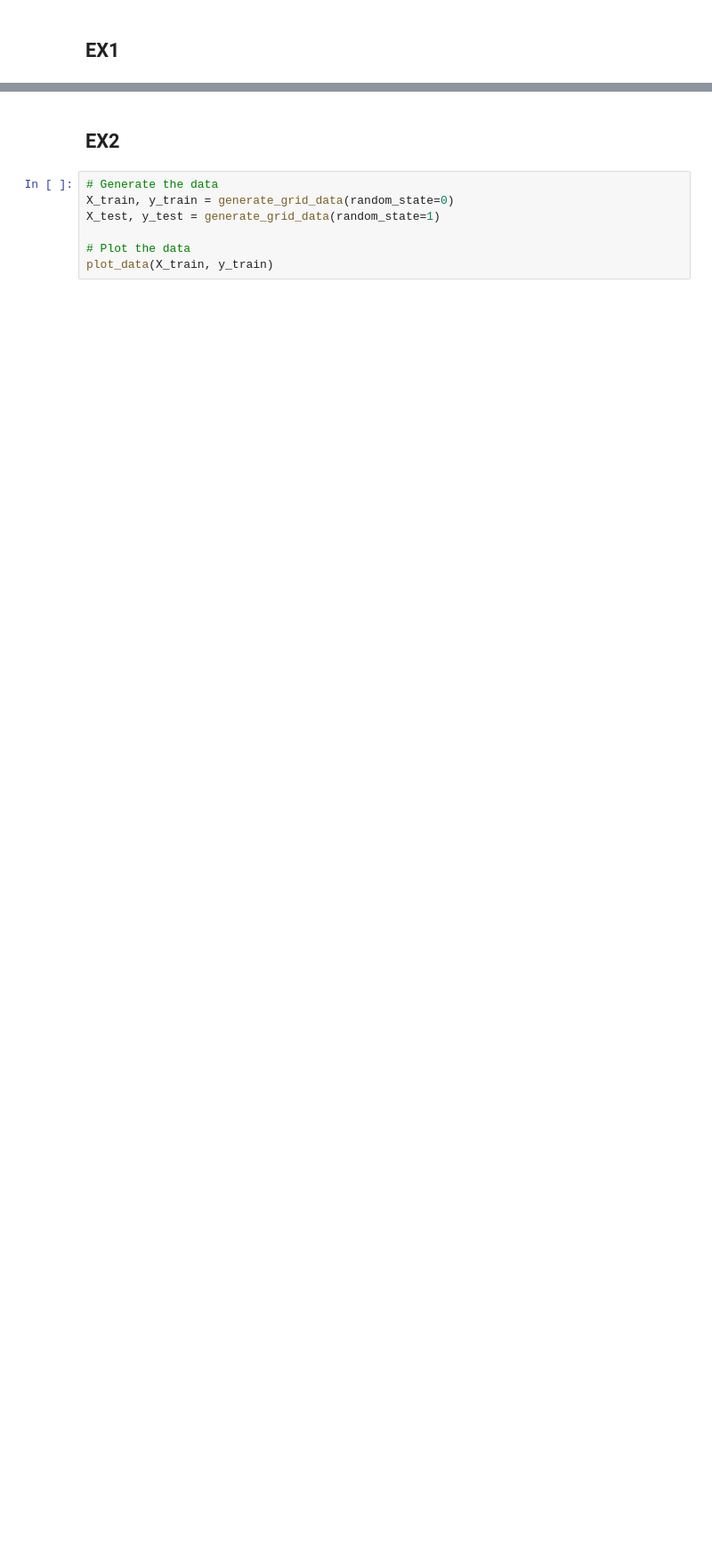
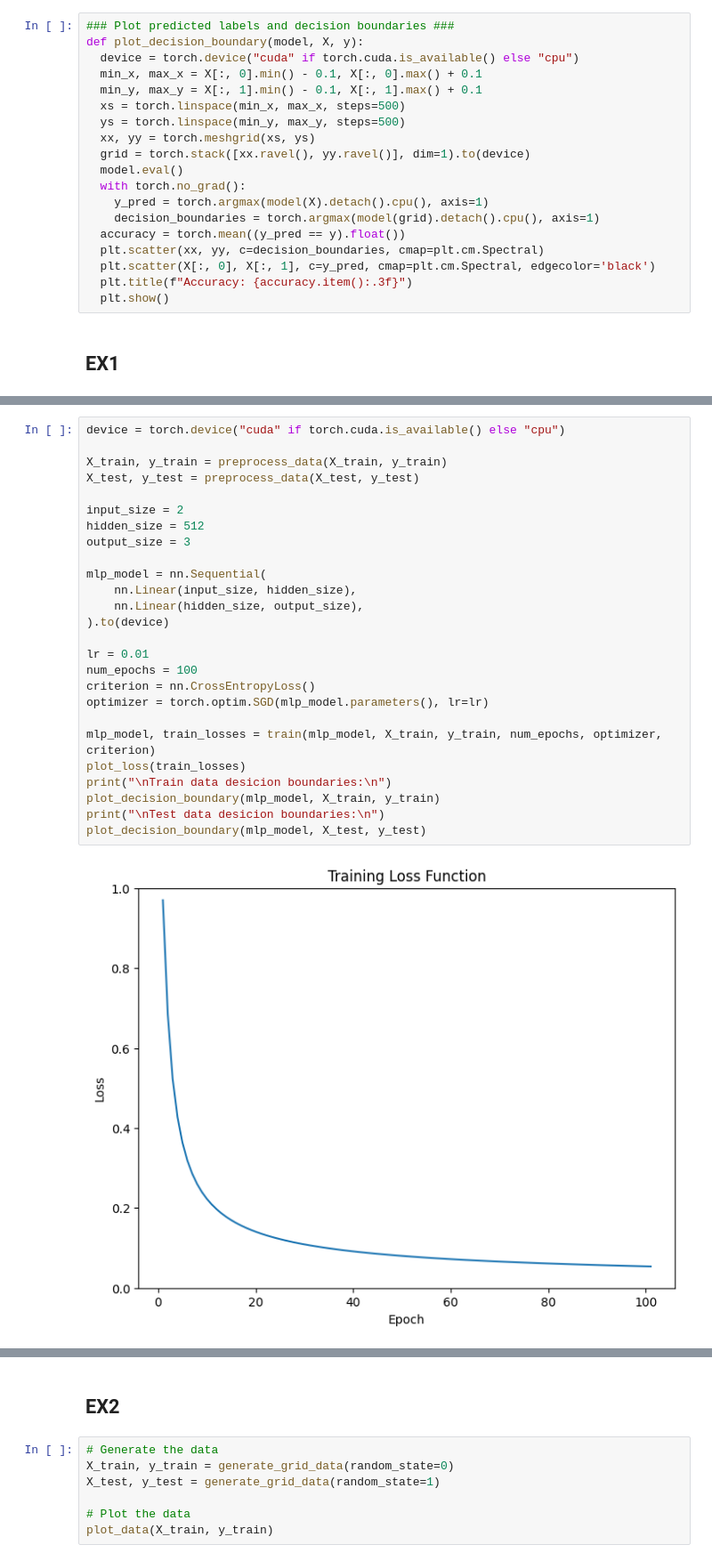
Before and after one commit to JonathanZmora/IntroToDeepLearning, a Jupyter notebook: DL_HW1_I.ipynb, the cells around one changed output, grey strips where cells are left out. Shown at 89% size. Drawn from its saved outputs; the diff is of its cells as text; blank space fills up the shorter version.

```diff
--- a/DL_HW1_I.ipynb
+++ b/DL_HW1_I.ipynb
@@ -223,5 +220,24 @@ def plot_loss(train_losses):
   plt.title("Training Loss Function")
   plt.show()
+# %%
+### Plot predicted labels and decision boundaries ###
+def plot_decision_boundary(model, X, y):
+  device = torch.device("cuda" if torch.cuda.is_available() else "cpu")
+  min_x, max_x = X[:, 0].min() - 0.1, X[:, 0].max() + 0.1
+  min_y, max_y = X[:, 1].min() - 0.1, X[:, 1].max() + 0.1
+  xs = torch.linspace(min_x, max_x, steps=500)
+  ys = torch.linspace(min_y, max_y, steps=500)
+  xx, yy = torch.meshgrid(xs, ys)
+  grid = torch.stack([xx.ravel(), yy.ravel()], dim=1).to(device)
+  model.eval()
+  with torch.no_grad():
+    y_pred = torch.argmax(model(X).detach().cpu(), axis=1)
+    decision_boundaries = torch.argmax(model(grid).detach().cpu(), axis=1)
+  accuracy = torch.mean((y_pred == y).float())
+  plt.scatter(xx, yy, c=decision_boundaries, cmap=plt.cm.Spectral)
+  plt.scatter(X[:, 0], X[:, 1], c=y_pred, cmap=plt.cm.Spectral, edgecolor='black')
+  plt.title(f"Accuracy: {accuracy.item():.3f}")
+  plt.show()
 # %% [markdown]
 ## EX1
 # %%
@@ -237,0 +252,28 @@ plot_data(X_train, y_train)
+# %%
+device = torch.device("cuda" if torch.cuda.is_available() else "cpu")
+
+X_train, y_train = preprocess_data(X_train, y_train)
+X_test, y_test = preprocess_data(X_test, y_test)
+
+input_size = 2
+hidden_size = 512
+output_size = 3
+
+mlp_model = nn.Sequential(
+    nn.Linear(input_size, hidden_size),
+    nn.Linear(hidden_size, output_size),
+).to(device)
+
+lr = 0.01
+num_epochs = 100
+criterion = nn.CrossEntropyLoss()
+optimizer = torch.optim.SGD(mlp_model.parameters(), lr=lr)
+
+mlp_model, train_losses = train(mlp_model, X_train, y_train, num_epochs, optimizer, criterion)
+plot_loss(train_losses)
+print("\nTrain data desicion boundaries:\n")
+plot_decision_boundary(mlp_model, X_train, y_train)
+print("\nTest data desicion boundaries:\n")
+plot_decision_boundary(mlp_model, X_test, y_test)
+# %% [output]
+[figure, added]
```
Also changed, not shown: parts of 9 cells of this notebook.
